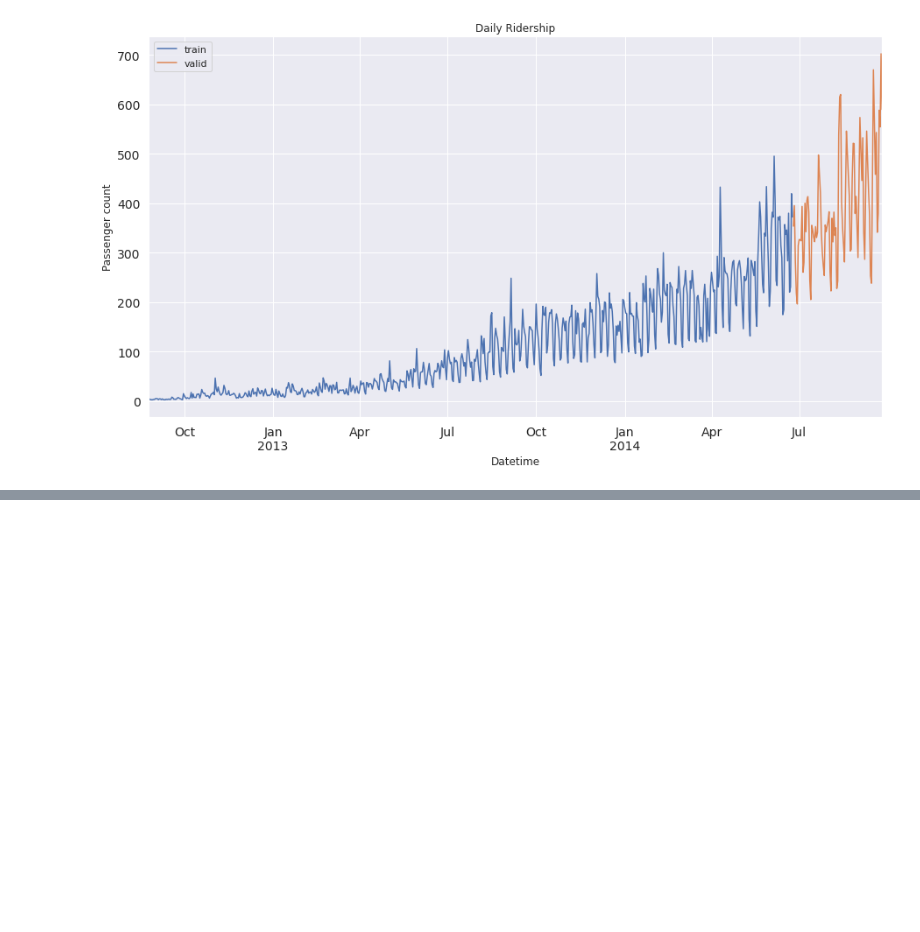
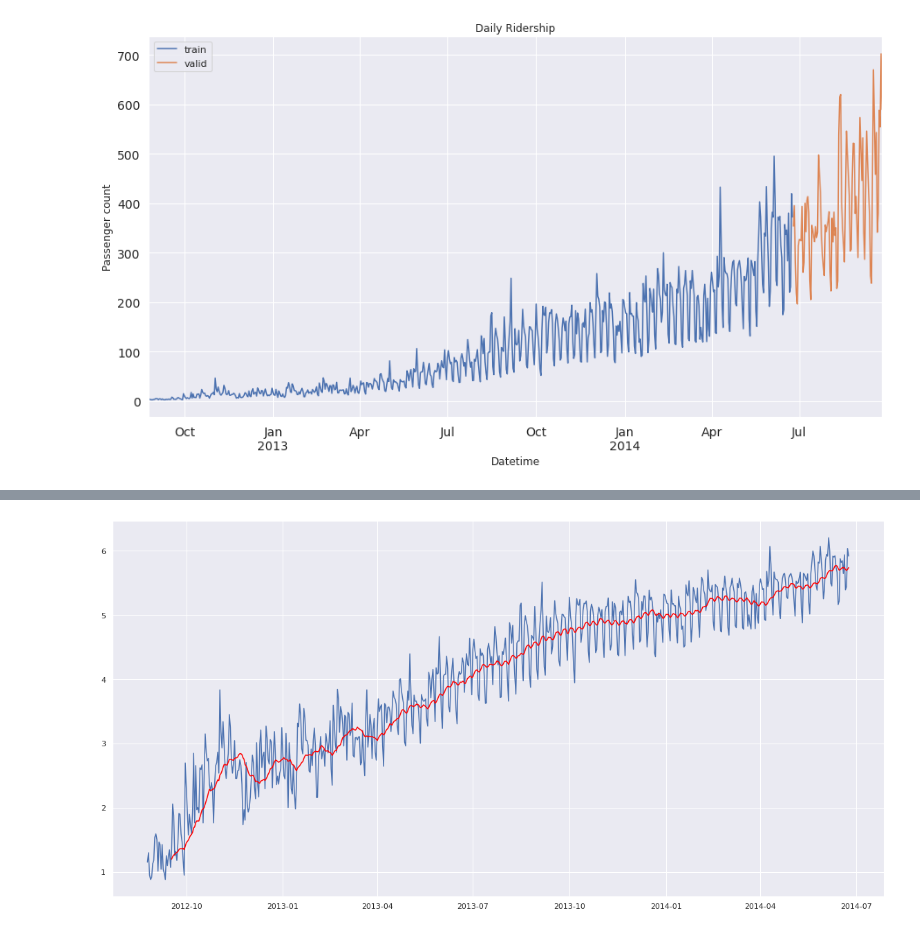
Before and after one commit to PhilippeMitch/Time-Series, a Jupyter notebook: Time_Series_Forcasting_With_Dataset.ipynb, the cells around one changed output, grey strips where cells are left out. Drawn from its saved outputs; the diff is of its cells as text; code cells hidden in the pictures; blank space fills up the shorter version.

```diff
--- a/Time_Series_Forcasting_With_Dataset.ipynb
+++ b/Time_Series_Forcasting_With_Dataset.ipynb
@@ -302,0 +456,9 @@ plt.show()
+# %%
+trainLog = np.log(trainData['Count'])
+validLog = np.log(validData['Count'])
+moving_avg = trainLog.rolling(24).mean() #pd.rolling_mean(trainLog, 24)
+plt.plot(trainLog)
+plt.plot(moving_avg, color = 'red')
+plt.show()
+# %% [output]
+[figure, added]
```
Also changed, not shown: parts of 53 cells of this notebook.
